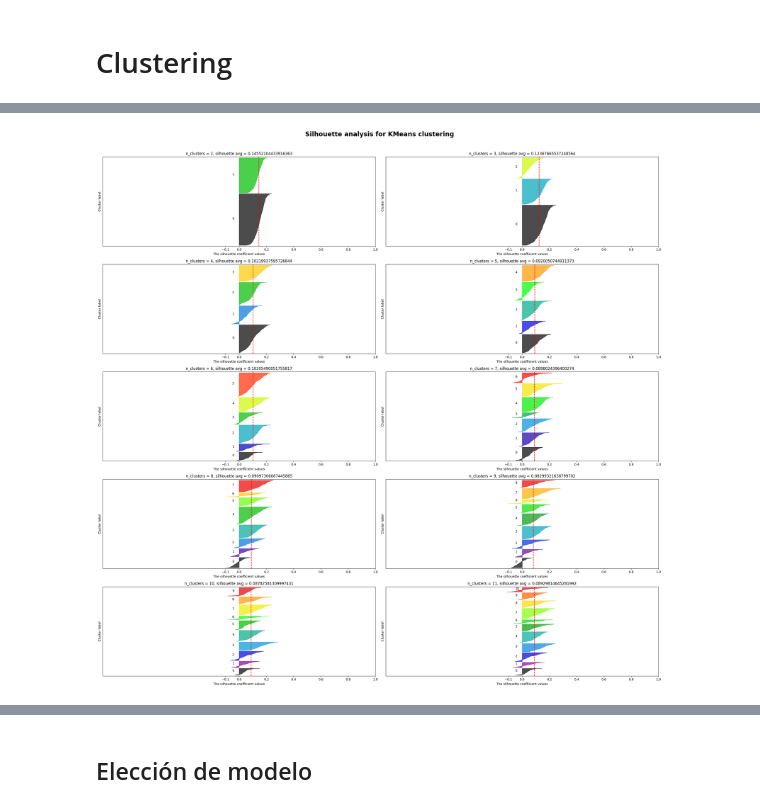
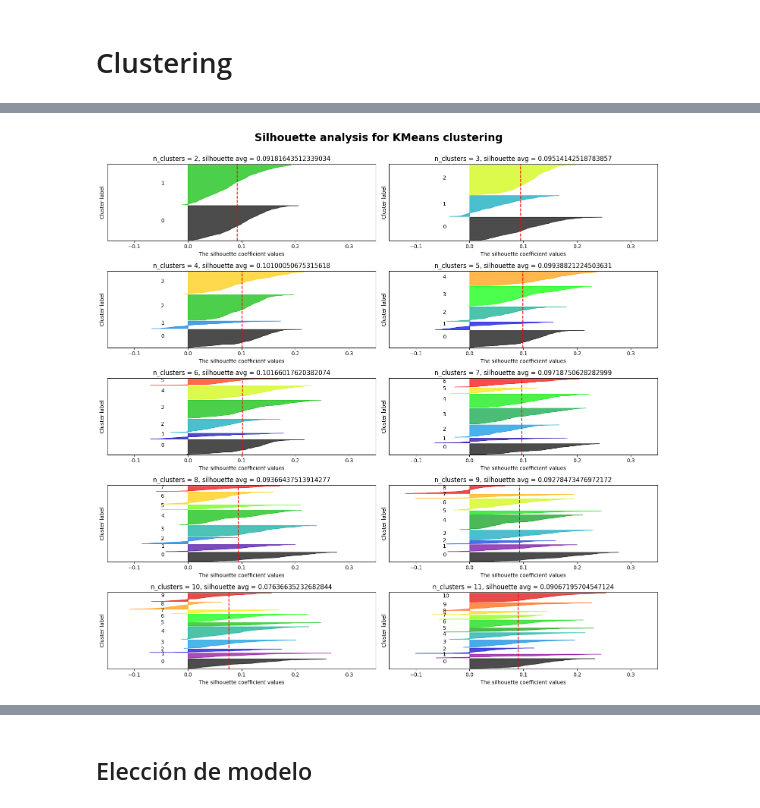
Before and after one commit to AyozeGS/IABD, a Jupyter notebook: SNS/UT4/T1/Ayoze_Gil_Sosa_Act_4_1_Segmentacion_Statlog.ipynb, the cells around one changed output, grey strips where cells are left out. Cells and saved outputs as stored; diff of their text form; code cells hidden in the pictures.

```diff
--- a/SNS/UT4/T1/Ayoze_Gil_Sosa_Act_4_1_Segmentacion_Statlog.ipynb
+++ b/SNS/UT4/T1/Ayoze_Gil_Sosa_Act_4_1_Segmentacion_Statlog.ipynb
@@ -153,0 +151,6 @@ data
+# %%
+#Eliminamos la columna de target del dataset original
+if 'class' in original_data.columns:
+  original_label = original_data['class']
+  original_data.drop(['class'], axis=1, inplace=True)
+original_data.head()
@@ -153,0 +166,3 @@ data
+# %%
+data = original_data.copy()
+data.head()
@@ -227,3 +246,0 @@ En este ocasión no nos encontramos ante un problema de clasificación por lo qu
-# %%
-data.drop(['class'], axis=1, inplace=True)
-data
@@ -272,9 +287,9 @@ X = data.copy()
 # %%
 # Establemecemos un límite para realizar una prospección del coeficiente de Silueta (silhouette score)
-limit = 10
+limit = 20
 
 for k in range(2, limit + 1):
-    model = KMeans(n_clusters = k, n_init='auto', random_state=10)
+    model = KMeans(n_clusters = k, n_init='auto', random_state=42)
     model.fit(X)
     pred = model.predict(X)
     score = silhouette_score(X, pred)
@@ -295,8 +326,9 @@ Silhouette Score for k = 10: 0.088
 # %%
 nrows = 5
 ncols = 2
-fig, ax = plt.subplots(ncols=ncols, nrows=nrows, figsize=(25,25))
+fig, ax = plt.subplots(ncols=ncols, nrows=nrows, figsize=(15,15))
 
+#Máximo número de clusters a comparar
 limit = 11
 
 for n_clusters in range(2, limit + 1):
@@ -315,7 +347,7 @@ for n_clusters in range(2, limit + 1):
 
     # Inicialice el clusterer con el valor n_clusters y un generador aleatorio
     # semilla de 10 para reproducibilidad.
-    clusterer = KMeans(n_clusters=n_clusters, n_init='auto', random_state=10)
+    clusterer = KMeans(n_clusters=n_clusters, n_init='auto', random_state=42)
     cluster_labels = clusterer.fit_predict(X)
 
     # Silhouette_score da el valor promedio de todas las muestras.
@@ -338,32 +370,33 @@ for n_clusters in range(2, limit + 1):
         size_cluster_i = ith_cluster_silhouette_values.shape[0]
         y_upper = y_lower + size_cluster_i
 
         color = cm.nipy_spectral(float(i) / n_clusters)
         ax1.fill_betweenx(np.arange(y_lower, y_upper),
                           0, ith_cluster_silhouette_values,
                           facecolor=color, edgecolor=color, alpha=0.7)
 
         # Etiquete las parcelas de silueta con sus números de grupo en el medio
         ax1.text(-0.05, y_lower + 0.5 * size_cluster_i, str(i))
 
         # Calcule el nuevo y_lower para la siguiente parcela
         y_lower = y_upper + 10  # 10 para las 0 muestras
 
     ax1.set_title(f"n_clusters = {n_clusters}, silhouette avg = {silhouette_avg}")
     ax1.set_xlabel("The silhouette coefficient values")
     ax1.set_ylabel("Cluster label")
 
     # La línea vertical para la puntuación de silueta promedio de todos los valores
     ax1.axvline(x=silhouette_avg, color="red", linestyle="--")
 
+    ax1.set_xlim([-0.15, 0.35])
     ax1.set_yticks([])  # Borrar las etiquetas / ticks de yaxis
-    ax1.set_xticks([-0.1, 0, 0.2, 0.4, 0.6, 0.8, 1])
+    ax1.set_xticks([-0.1, 0, 0.1, 0.2, 0.3])
 
 # Ajustar el layout y el padding del título principal
 fig.tight_layout(rect=[0, 0, 1, 0.95])  # Ajusta la recta para dejar espacio para el título
 
 
 fig.suptitle("Silhouette analysis for KMeans clustering", fontsize=20, fontweight='bold')
 plt.show()
 # %% [output]
-[figure, old version]
+[figure, new version]
```
Also changed, not shown: parts of 72 cells of this notebook.
